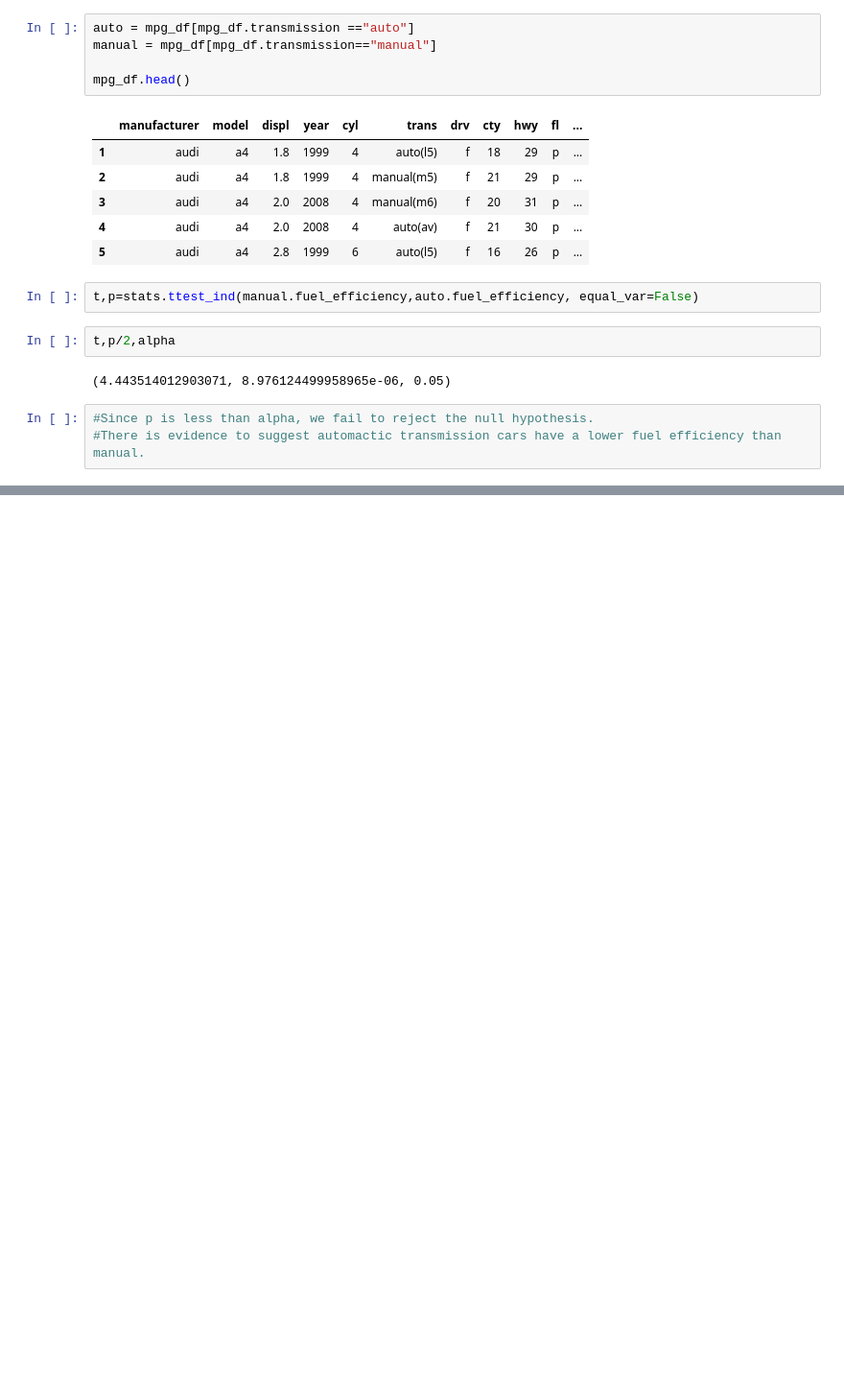
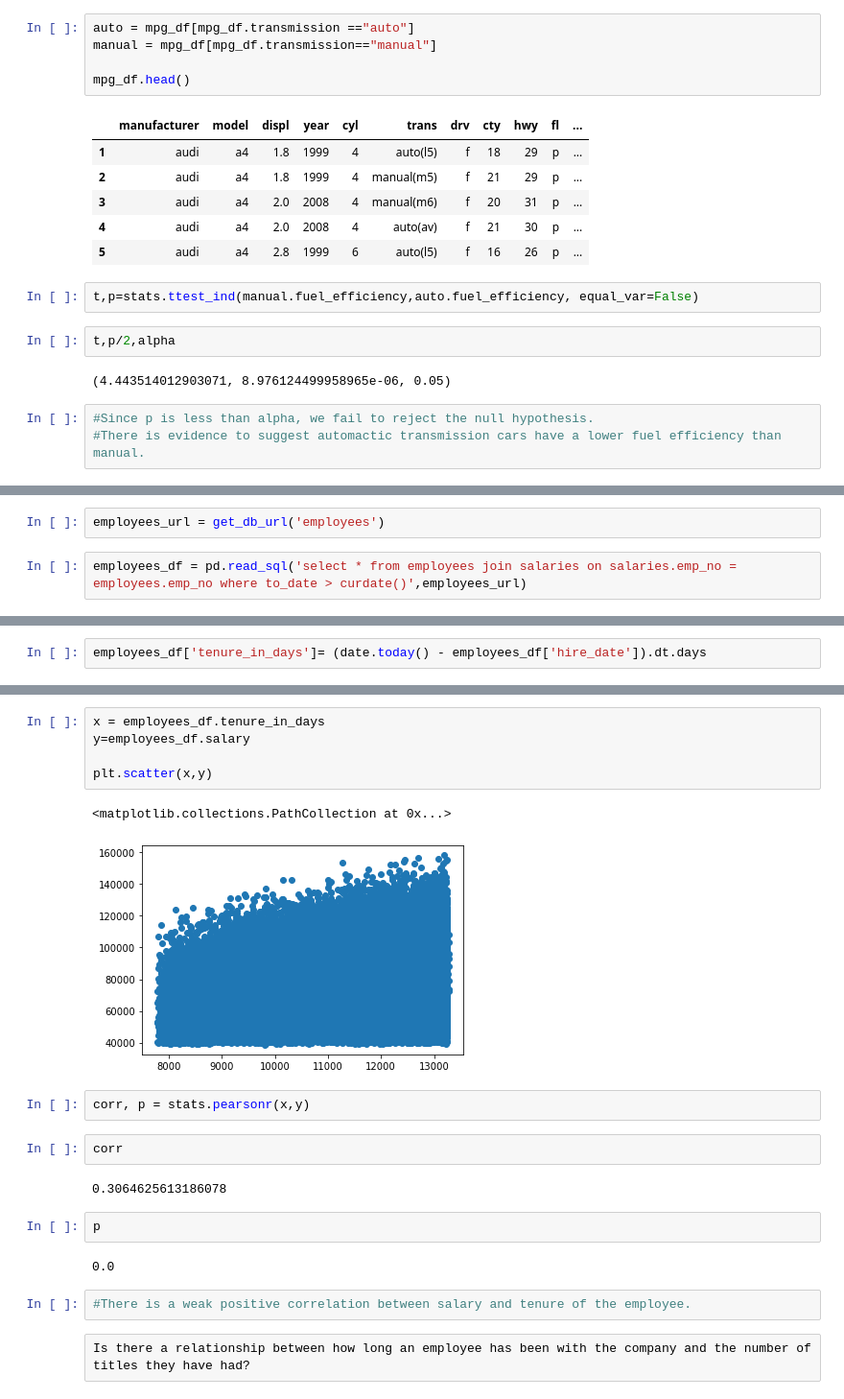
Before and after one commit to annah-vu/statistics-exercises, a Jupyter notebook: hypothesis_testing.ipynb, the cells around one changed output, grey strips where cells are left out. Shown: that part at 96% size. Drawn from its saved outputs; the diff is of its cells as text; blank space fills up the shorter version.

```diff
--- a/hypothesis_testing.ipynb
+++ b/hypothesis_testing.ipynb
@@ -279,0 +463,4 @@ t,p/2,alpha
+# %%
+employees_url = get_db_url('employees')
+# %%
+employees_df = pd.read_sql('select * from employees join salaries on salaries.emp_no = employees.emp_no where to_date > curdate()',employees_url)
@@ -279,0 +481,2 @@ t,p/2,alpha
+# %%
+employees_df['tenure_in_days']= (date.today() - employees_df['hire_date']).dt.days
@@ -279,0 +492,22 @@ t,p/2,alpha
+# %%
+x = employees_df.tenure_in_days
+y=employees_df.salary
+
+plt.scatter(x,y)
+# %% [output]
+<matplotlib.collections.PathCollection at 0x...>
+[figure, added]
+# %%
+corr, p = stats.pearsonr(x,y)
+# %%
+corr
+# %% [output]
+0.3064625613186078
+# %%
+p
+# %% [output]
+0.0
+# %%
+#There is a weak positive correlation between salary and tenure of the employee.
+# %% [raw]
+Is there a relationship between how long an employee has been with the company and the number of titles they have had?
```
Also changed, not shown: parts of 75 cells of this notebook.
